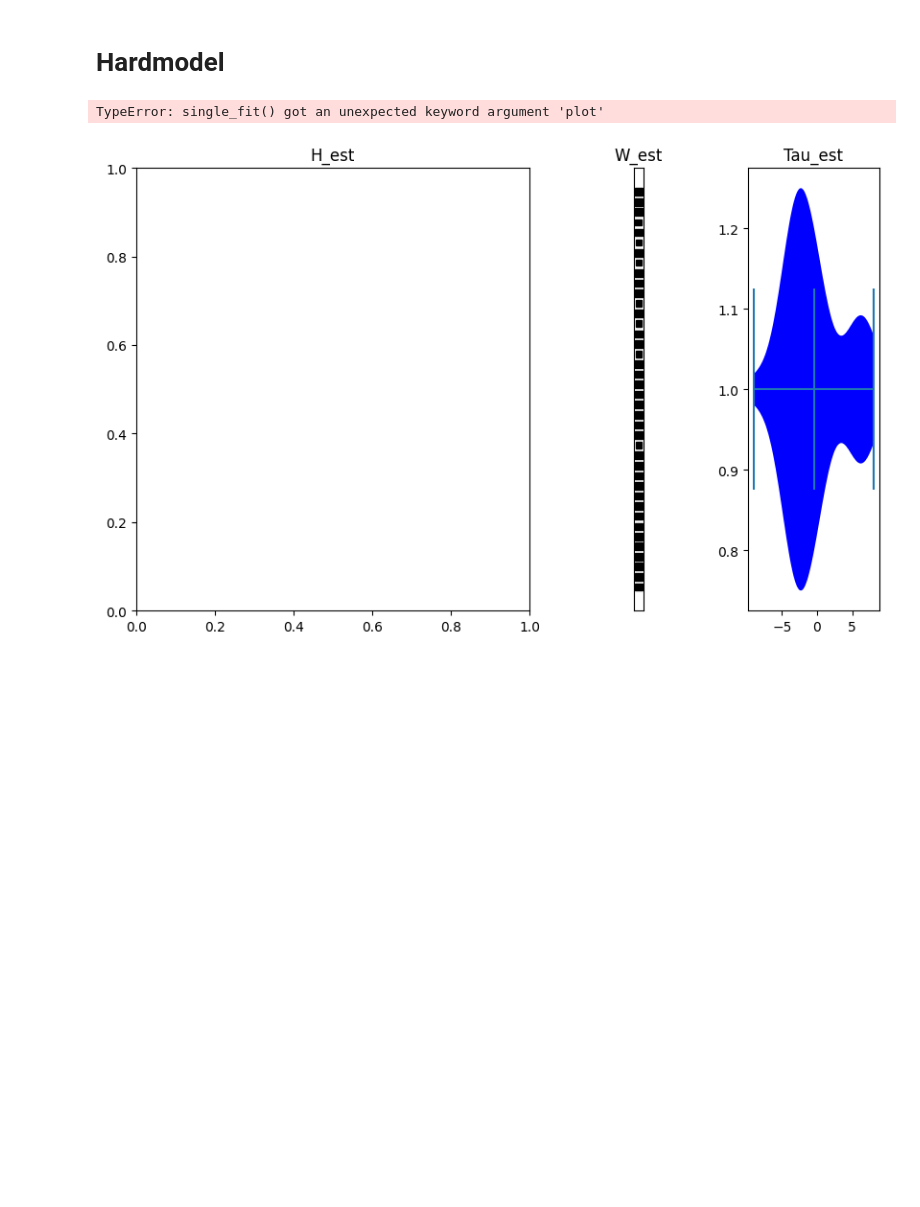
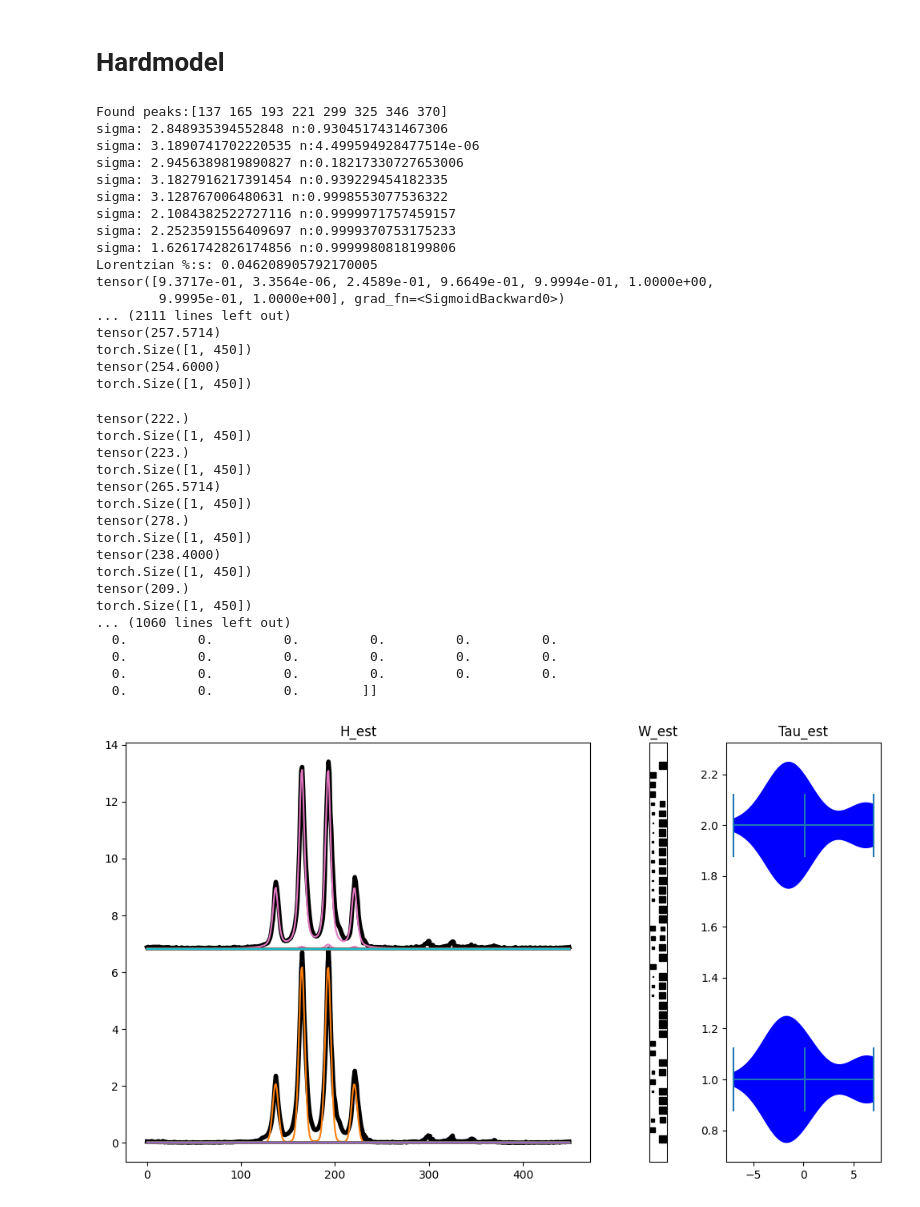
Before and after one commit to LucasEmcken/Bachelorprojekt, a Jupyter notebook: wine_experiment1.ipynb, the cells around one changed output. Drawn from its saved outputs; the diff is of its cells as text; code cells hidden in the pictures; blank space fills up the shorter version.

```diff
--- a/wine_experiment1.ipynb
+++ b/wine_experiment1.ipynb
@@ -149,44 +149,77 @@ lambda_axis = []
 C_path = []
 
 for i in range(len(H_est)):
-    means, sigmas, n = single_fit(H_est[i], min_height=0.5, min_sigma=1, lr=0.1 , plot=True)
+    means, sigmas, n = single_fit(H_est[i], min_height=0.01, min_sigma=1, lr=0.1 , plot=False)
     #diff_matrix = calc_difference_matrix(sigmas)
     print("HERER ARE THE SINGLE FITS SIGMAS")
     print(sigmas)
     diff_matrix = calc_difference_matrix(np.ones((len(sigmas))))
-    hypothesis = peak_hypothesis(diff_matrix, cutoff=10/100)
+    hypothesis = peak_hypothesis(diff_matrix)
     hardmodel = Hard_Model(H_est[i], hypothesis, means, sigmas, n, lr=10, alpha = 1e-3, factor=1, patience=1, min_imp=0.01)
 
     W, C, running_loss, path, lambdas = hardmodel.fit(verbose=True, return_loss=True, threshold=0.5)
     reg_paths.append(path)
     lambda_axis.append(lambdas)
     C_path.append(C)
     means, sigma, j_coup, mult, n = hardmodel.return_values()
     print("means:")
     print(means)
     print("sigmas:")
     print(sigma)
     print("J coupling:")
     print(j_coup)
     print("multiplicity")
     print(mult)
     print("N")
     print(n)
 
     print("W:")
     print(W)
     ## TODO change this to be the true underlying components from H_ART not the shift found components, they need to be scaled accordingly.
     # plt.figure(figsize=(15,5))
     # plt.plot(H_est[i]/np.std(H_est[i]), linewidth=5, color="k")
     ax1.plot(x,H_est[i]/np.std(H_est[i])+yoffset*i, linewidth=4, color="k")
     for j, vec in enumerate(C):
         ax1.plot(x,vec*W[:,j]+yoffset*i)
 # Set tight layout
 plt.tight_layout()
 plt.show()
 # %% [output]
-TypeError: single_fit() got an unexpected keyword argument 'plot'
+Found peaks:[137 165 193 221 299 325 346 370]
+sigma: 2.848935394552848 n:0.9304517431467306
+sigma: 3.1890741702220535 n:4.499594928477514e-06
+sigma: 2.9456389819890827 n:0.18217330727653006
+sigma: 3.1827916217391454 n:0.939229454182335
+sigma: 3.128767006480631 n:0.9998553077536322
+sigma: 2.1084382522727116 n:0.9999971757459157
+sigma: 2.2523591556409697 n:0.9999370753175233
+sigma: 1.6261742826174856 n:0.9999980818199806
+Lorentzian %:s: 0.046208905792170005
+tensor([9.3717e-01, 3.3564e-06, 2.4589e-01, 9.6649e-01, 9.9994e-01, 1.0000e+00,
+        9.9995e-01, 1.0000e+00], grad_fn=<SigmoidBackward0>)
+... (2111 lines left out)
+tensor(257.5714)
+torch.Size([1, 450])
+tensor(254.6000)
+torch.Size([1, 450])
+tensor(222.)
+torch.Size([1, 450])
+tensor(223.)
+torch.Size([1, 450])
+tensor(265.5714)
+torch.Size([1, 450])
+tensor(278.)
+torch.Size([1, 450])
+tensor(238.4000)
+torch.Size([1, 450])
+tensor(209.)
+torch.Size([1, 450])
+... (1060 lines left out)
+  0.         0.         0.         0.         0.         0.
+  0.         0.         0.         0.         0.         0.
+  0.         0.         0.         0.         0.         0.
+  0.         0.         0.        ]]
-[figure, old version]
+[figure, new version]
 # %%
 for i in range(len(reg_paths)):
     path = reg_paths[i]
```
Also changed, not shown: parts of 4 cells of this notebook.
